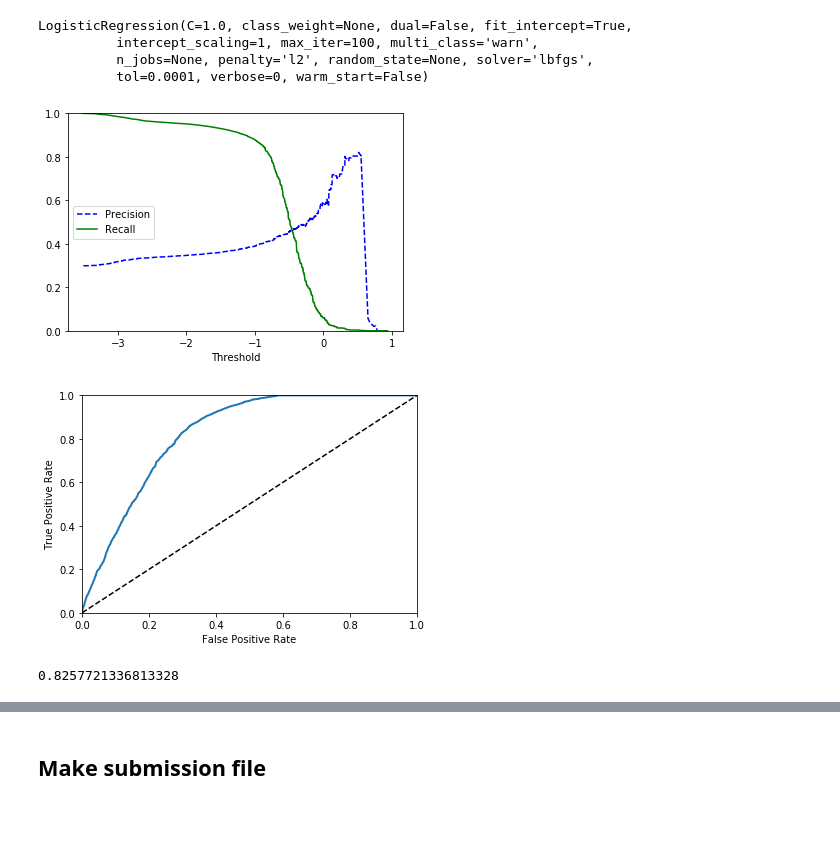
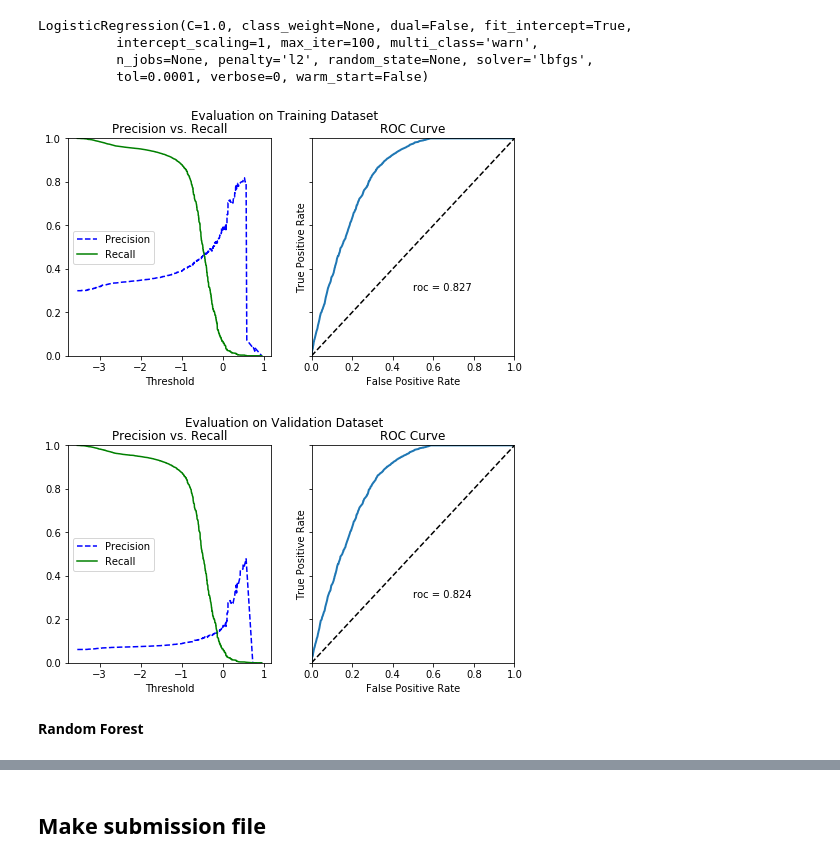
Before and after one commit to superyang713/o2o_competition, a Jupyter notebook: analysis.ipynb, the cells around one changed output, grey strips where cells are left out. Saved outputs shown, nothing was run; the diff lists cells and outputs as text; code cells hidden in the pictures; blank space fills up the shorter version.

Commit message:
add some utility functions and worked on the analysis a little bit

```diff
--- a/analysis.ipynb
+++ b/analysis.ipynb
@@ -96,3 +101,9 @@ dtype: int64
+# %%
+train_copy = train.copy()
+split = StratifiedShuffleSplit(n_splits=1, test_size=0.2, random_state=42)
+for train_index, val_index in split.split(train_copy, train_copy['label']):
+    train = train_copy.loc[train_index]
+    validation = train_copy.loc[val_index]
 # %% [markdown]
 ## Build custom transformers for data preprocessing pipelines
 # %% [markdown]
@@ -137,8 +148,11 @@ full_pipeline = FeatureUnion(transformer_list=[
     ("distance_pipeline", distance_pipeline),
 ])
 # %%
-y_train = train["label"]
+y_train = train["label"].values
 X_train = full_pipeline.fit_transform(train)
+
+y_val = validation["label"].values
+X_val = full_pipeline.transform(validation)
 # %% [markdown]
 **Oversampling with SMOTE method**
 # %%
@@ -157,7 +169,3 @@ Counter({0: 1690489, 1: 422622})
-# %%
-X_train, X_val, y_train, y_val = train_test_split(
-    X_train, y_train, test_size=0.25, random_state=42, stratify=y_train,
-)
 # %% [markdown]
 ## Select and train a model
 **Linear Regression--Underfitting**
@@ -169,35 +177,10 @@ LogisticRegression(C=1.0, class_weight=None, dual=False, fit_intercept=True,
           intercept_scaling=1, max_iter=100, multi_class='warn',
           n_jobs=None, penalty='l2', random_state=None, solver='lbfgs',
           tol=0.0001, verbose=0, warm_start=False)
-# %%
-def plot_precision_recall_vs_threshold(precisions, recalls, thresholds):
-    plt.plot(thresholds, precisions[:-1], "b--", label='Precision')
-    plt.plot(thresholds, recalls[:-1], "g-", label="Recall")
-    plt.xlabel("Threshold")
-    plt.legend(loc="center left")
-    plt.ylim([0, 1])
-
-y_train_scores_log = log_reg.decision_function(X_train)
-precisions_log, recalls_log, thresholds_log = precision_recall_curve(
-    y_train, y_train_scores_log
-)
-plot_precision_recall_vs_threshold(precisions_log, recalls_log, thresholds_log)
-# %% [output]
-[figure, removed]
-# %%
-def plot_roc_curve(fpr, tpr, label=None):
-    plt.plot(fpr, tpr, linewidth=2, label=label)
-    plt.plot([0, 1], [0, 1], 'k--')
-    plt.axis([0, 1, 0, 1])
-    plt.xlabel('False Positive Rate')
-    plt.ylabel('True Positive Rate')
-
-fpr_log, tpr_log, thresholds_log = roc_curve(y_train, y_train_scores_log)
-plot_roc_curve(fpr_log, tpr_log)
-# %% [output]
-[figure, removed]
-# %%
-roc_score_log = roc_auc_score(y_train, y_train_scores_log)
-print(roc_score_log)
-# %% [output]
-0.8257721336813328
+# %%
+utils.evaluate_model(log_reg, X_train, y_train, X_val, y_val, plot_train=True)
+# %% [output]
+[figure, added]
+[figure, added]
+# %% [markdown]
+**Random Forest**
```
Also changed, not shown: parts of 19 cells of this notebook, 3 other files.
